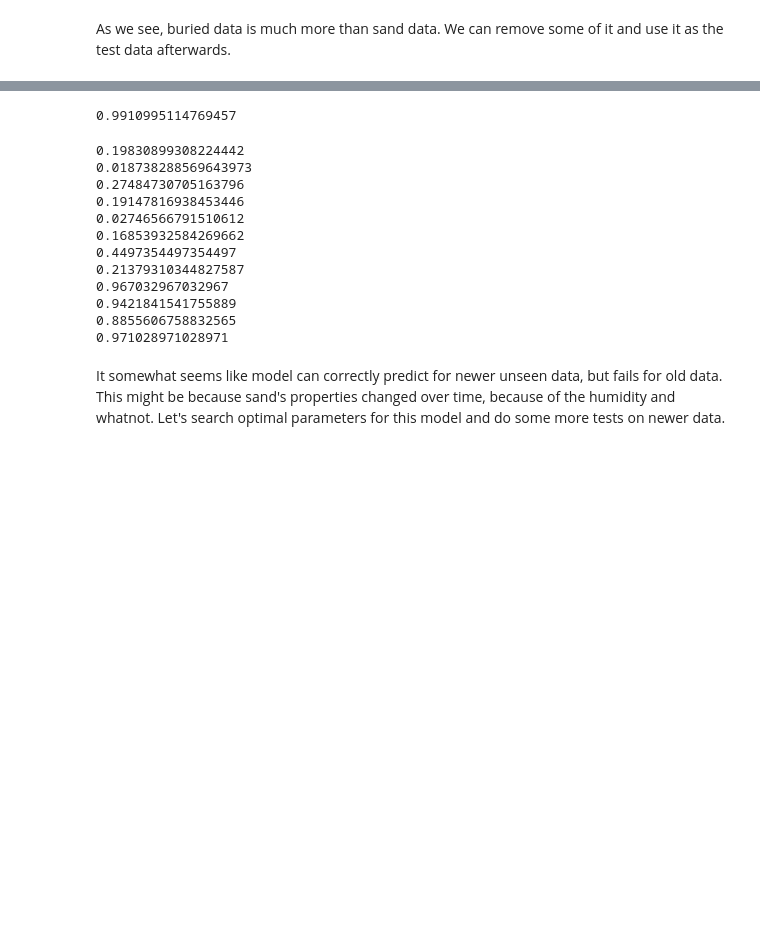
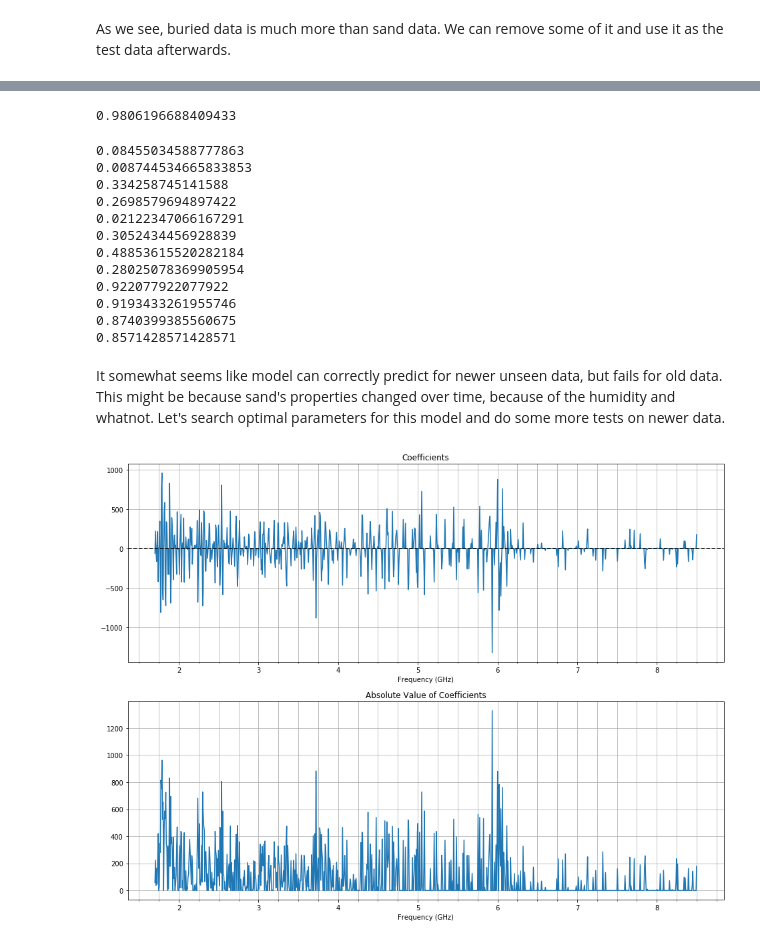
Before and after one commit to lnadi17/ground-penetrating-radar, a Jupyter notebook: learn.ipynb, the cells around one changed output, grey strips where cells are left out. Cells and saved outputs as stored; diff of their text form; code cells hidden in the pictures; blank space fills up the shorter version.

Commit message:
Add random_search notebook

```diff
--- a/learn.ipynb
+++ b/learn.ipynb
@@ -73,6 +73,7 @@ sand_good = pd.read_csv('data/mined-data/sand-change-(good)/sand-only/all.dat',
 sand_08 = pd.read_csv('data/mined-data/new/08-10-2020-1/all.dat', sep=",")
 sand_121 = pd.read_csv('data/mined-data/new/12-10-2020-1/all.dat', sep=",")
 sand_122 = pd.read_csv('data/mined-data/new/12-10-2020-2/all.dat', sep=",")
+sand_231 = pd.read_csv('data/mined-data/new/23-10-2020-1/all.dat', sep=",")
 
 # buried
 buried_good = pd.read_csv('data/mined-data/sand-change-(good)/buried/all.dat', sep=",")
@@ -97,7 +98,7 @@ buried_212_down_1 = pd.read_csv('data/mined-data/new/21-10-2020-2/all.dat', sep=
 buried_213_up_1 = pd.read_csv('data/mined-data/new/21-10-2020-3/all.dat', sep=",")
 buried_214_up_1 = pd.read_csv('data/mined-data/new/21-10-2020-4/all.dat', sep=",")
 # %%
-sand_all = [sand_good, sand_08, sand_121, sand_122]
+sand_all = [sand_good, sand_08, sand_121, sand_122, sand_231]
 buried_all = [buried_good,
              buried_082_near_1, buried_083_10cm_2, buried_084_10cm_3, buried_085_18cm_4, buried_086_8cm_4,
              buried_123_7cm_1, buried_124_7cm_1, buried_125_7cm_3,
@@ -136,7 +137,7 @@ model = LogisticRegression(solver='liblinear', penalty='l1', C=100, random_state
 # %%
 model.score(X, Y)
 # %% [output]
-0.9910995114769457
+0.9806196688409433
 # %%
 # test model on unseen data:
 print(model.score(buried_082_near_1, [1] * len(buried_082_near_1))) #
@@ -152,17 +153,42 @@ print(model.score(buried_162_up_1, [1] * len(buried_162_up_1)))
 print(model.score(buried_163_down_1, [1] * len(buried_163_down_1)))
 print(model.score(buried_164_down_1, [1] * len(buried_164_down_1)))
 # %% [output]
-0.19830899308224442
-0.018738288569643973
-0.27484730705163796
-0.19147816938453446
-0.02746566791510612
-0.16853932584269662
-0.4497354497354497
-0.21379310344827587
-0.967032967032967
-0.9421841541755889
-0.8855606758832565
-0.971028971028971
+0.08455034588777863
+0.008744534665833853
+0.334258745141588
+0.2698579694897422
+0.02122347066167291
+0.3052434456928839
+0.48853615520282184
+0.28025078369905954
+0.922077922077922
+0.9193433261955746
+0.8740399385560675
+0.8571428571428571
 # %% [markdown]
 It somewhat seems like model can correctly predict for newer unseen data, but fails for old data. This might be because sand's properties changed over time, because of the humidity and whatnot. Let's search optimal parameters for this model and do some more tests on newer data.
+# %%
+model = LogisticRegression(solver='liblinear', penalty='l1', C=183.9, max_iter=201, random_state=42).fit(X, Y)
+# %%
+from matplotlib.ticker import MultipleLocator
+
+fig = plt.figure(figsize=(16, 12))
+ax1, ax2 = fig.subplots(2, 1)
+
+ax1.plot(np.linspace(1.7, 8.5, 1000), model.coef_[0])
+ax1.grid(True, which='both')
+ax1.axhline(0, ls='--', color='k')
+ax1.xaxis.set_minor_locator(MultipleLocator(0.25))
+ax1.set_title('Coefficients')
+ax1.set_xlabel('Frequency (GHz)')
+
+
+ax2.plot(np.linspace(1.7, 8.5, 1000), np.abs(model.coef_[0]))
+ax2.grid(True, which='both')
+ax2.xaxis.set_minor_locator(MultipleLocator(0.25))
+ax2.set_title('Absolute Value of Coefficients')
+ax2.set_xlabel('Frequency (GHz)')
+
+plt.show()
+# %% [output]
+[figure, added]
```
Also changed, not shown: parts of 2 cells of this notebook, 1 other file.
